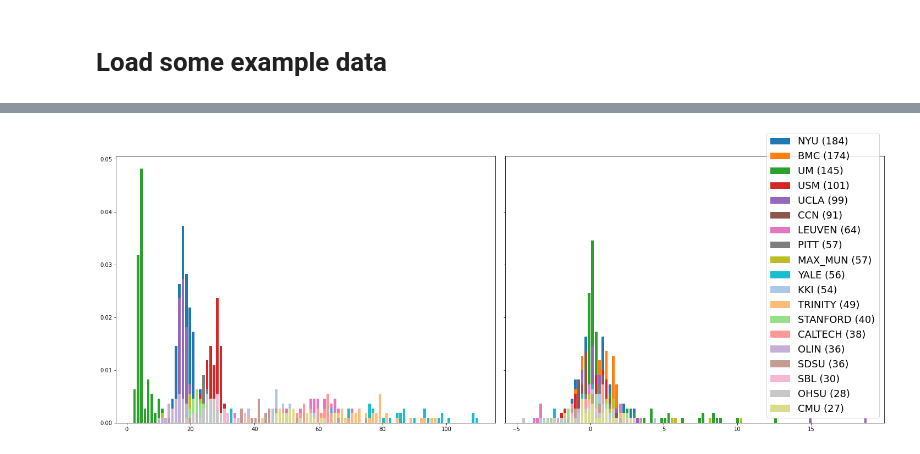
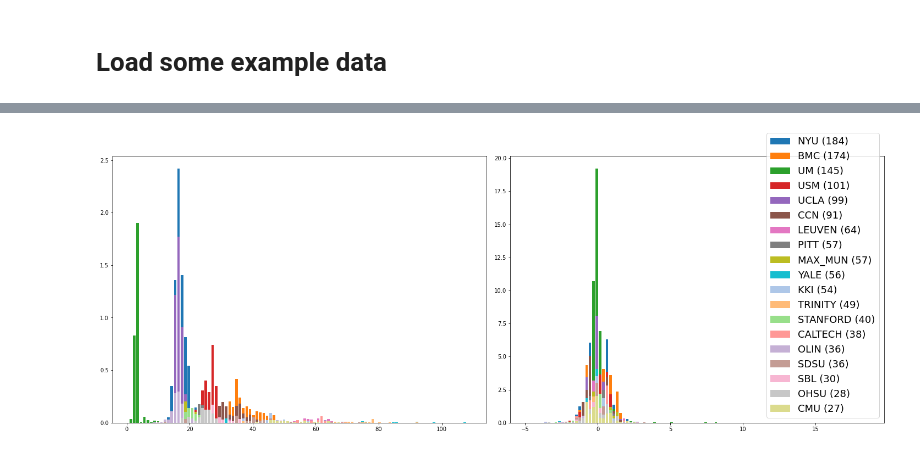
Before and after one commit to nipreps/mriqc-learn, a Jupyter notebook: docs/notebooks/Visualization.ipynb, the cells around one changed output, grey strips where cells are left out. Saved outputs shown, nothing was run; the diff lists cells and outputs as text; code cells hidden in the pictures.

```diff
--- a/docs/notebooks/Visualization.ipynb
+++ b/docs/notebooks/Visualization.ipynb
@@ -62,46 +42,4 @@ groups
 # %%
-fig, (ax1, ax2) = plt.subplots(1, 2, figsize=(20, 8), sharey=True, constrained_layout=True)
-fig.set_constrained_layout_pads(w_pad=0.1, wspace=0)
-
-colors = list(plt.cm.get_cmap('tab20').colors)
-colors = colors[::2] + colors[1::2]
-ax1.set_prop_cycle(color=colors)
-ax2.set_prop_cycle(color=colors)
-
-nstd_snrd_total = [train_x[train_x.site.str.contains(g)].snrd_total.values.squeeze().tolist() for g, _ in groups]
-nstd_iqm_min, nstd_iqm_max = train_x.snrd_total.min(), train_x.snrd_total.max()
-nstd_bin_sides = np.linspace(nstd_iqm_min, nstd_iqm_max, 101, endpoint=True)
-nstd_bin_centers = nstd_bin_sides[1:] + 0.5 * (nstd_bin_sides[1] - nstd_bin_sides[0])
-
-std_snrd_total = [scaled_x[scaled_x.site.str.contains(g)].snrd_total.values.squeeze().tolist() for g, _ in groups]
-std_iqm_min, std_iqm_max = scaled_x.snrd_total.min(), scaled_x.snrd_total.max()
-std_bin_sides = np.linspace(std_iqm_min, std_iqm_max, 101, endpoint=True)
-std_bin_centers = std_bin_sides[1:] + 0.5 * (std_bin_sides[1] - std_bin_sides[0])
-
-
-for site, n in groups:
-    nstd_site_data = train_x[train_x.site.str.contains(site)]
-    nstd_iqm = nstd_site_data.snrd_total.values.squeeze().tolist()
-    nstd_hist, _ = np.histogram(
-        nstd_iqm,
-        bins=100,
-        weights=[1/len(train_x)] * len(nstd_iqm),
-        range=(nstd_iqm_min, nstd_iqm_max),
-    )
-
-    std_site_data = scaled_x[scaled_x.site.str.contains(site)]
-    std_iqm = std_site_data.snrd_total.values.squeeze().tolist()
-    std_hist, _ = np.histogram(
-        std_iqm,
-        bins=100,
-        weights=[1/len(train_x)] * len(std_iqm),
-        range=(std_iqm_min, std_iqm_max),
-    )
-
-    ax1.bar(nstd_bin_centers, height=nstd_hist, label=f"{site} ({n})")
-    ax2.bar(std_bin_centers, height=std_hist, label=f"{site} ({n})", width=0.18)
-
-
-ax2.legend(prop={'size': 18});
+metrics.plot_histogram(merged_x, scaled_x);
 # %% [output]
-[figure, old version]
+[figure, new version]
```
Also changed, not shown: parts of 12 cells of this notebook, 2 other files.
